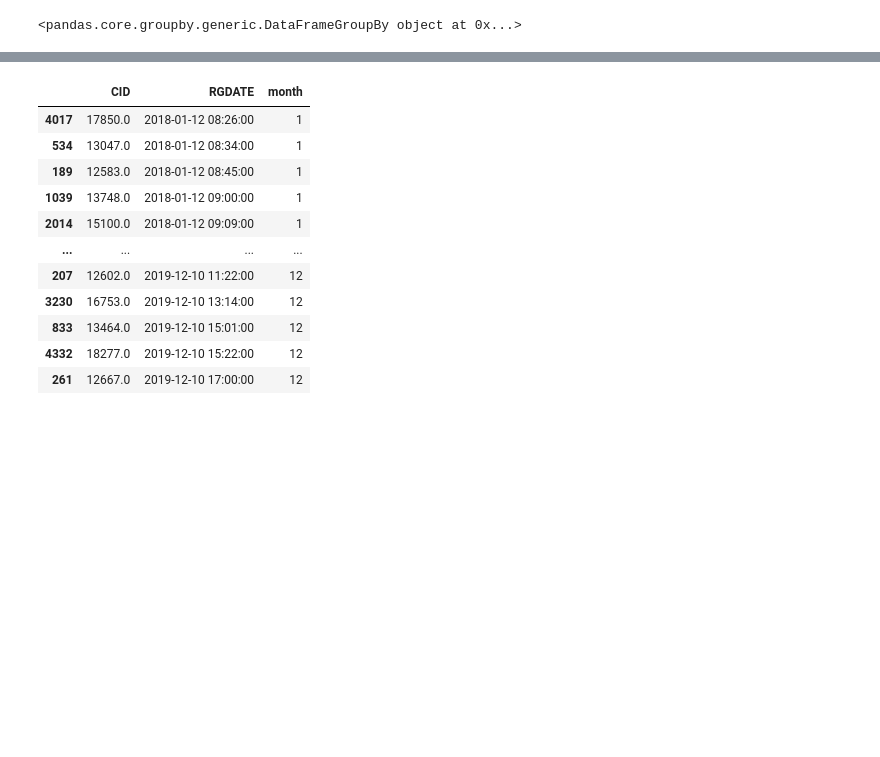
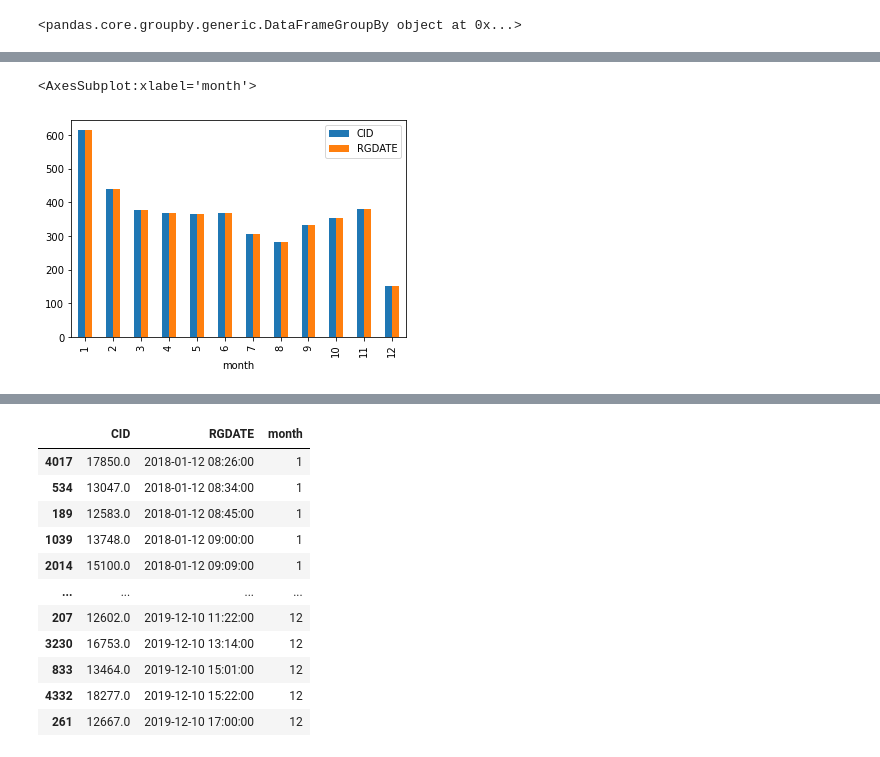
Before and after one commit to selinbulbul/ecommerce-scrape, a Jupyter notebook: Sales Data/tasks.ipynb, the cells around one changed output, grey strips where cells are left out. Cells and saved outputs as stored; diff of their text form; code cells hidden in the pictures; blank space fills up the shorter version.

```diff
--- a/Sales Data/tasks.ipynb
+++ b/Sales Data/tasks.ipynb
@@ -1205,0 +1206,5 @@ nreg.groupby('month').count()
+# %%
+nreg.groupby('month').count().plot(kind="bar")
+# %% [output]
+<AxesSubplot:xlabel='month'>
+[figure, added]
```
Also changed, not shown: parts of 2 cells of this notebook.
